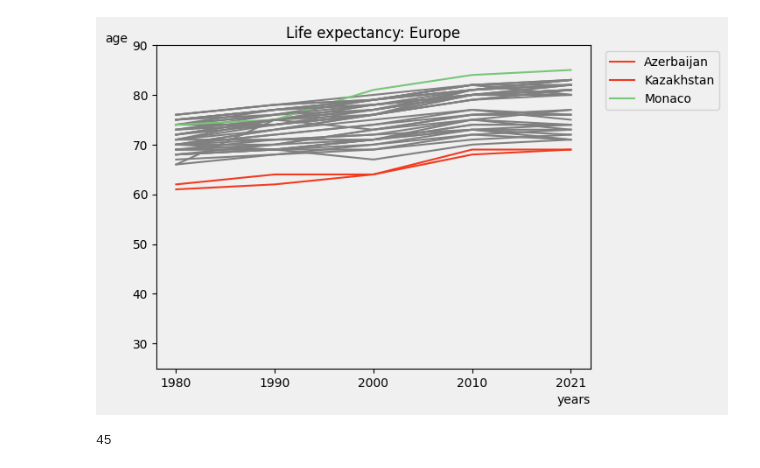
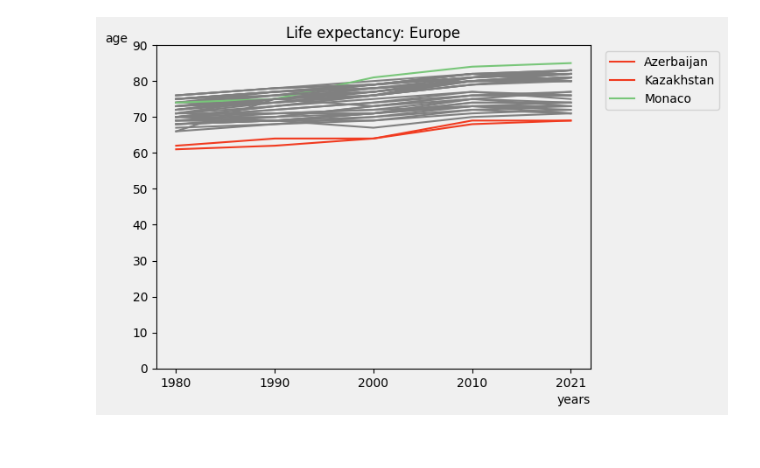
Before and after one commit to snohm/VS, a Jupyter notebook: Sorgenti/EuropeLifeExp.ipynb, the cells around one changed output. Cells and saved outputs as stored; diff of their text form; code cells hidden in the pictures.

```diff
--- a/Sorgenti/EuropeLifeExp.ipynb
+++ b/Sorgenti/EuropeLifeExp.ipynb
@@ -22,33 +22,32 @@ plt.figure(facecolor = graphColor)
 plt.axes(facecolor = graphColor)
 while line != "":
     if elments[0] in europe:
         for j in range (0, 152, 1):
             if elments[1] == "1980" or elments[1] == "1990" or elments[1] == "2000" or elments[1] == "2010" or elments[1] == "2021" :
                 val[i] = int(float(elments[3]))
                 i = i - 1
             label = elments[0]
             line = f.readline()
             elments = line.split(",")
         if val[0] > val[4]:
             plt.plot(years, val, label = label, color = 'blue')
         elif val[4] < 70:
             plt.plot(years, val, label = label, color = '#f03b20')
         elif val[4] > 84:
            plt.plot(years, val, label = label, color = '#78c679')
         else:
             plt.plot(years, val, color = 'gray')
         val = [0, 0, 0, 0, 0]
         i = 4
     else:
         line = f.readline()
         elments = line.split(",")
 f.close()
 plt.legend(ncol = 1, bbox_to_anchor=(1.02, 1), loc='upper left', facecolor = graphColor)
 plt.title("Life expectancy: Europe")
 plt.xlabel("years", loc='right')
 plt.ylabel("age", rotation='horizontal', loc = 'top')
-plt.ylim(25, 90)
+plt.ylim(0, 90)
 plt.show()
 # %% [output]
-[figure, old version]
+[figure, new version]
-45
```
Also changed, not shown: 2 other files.
